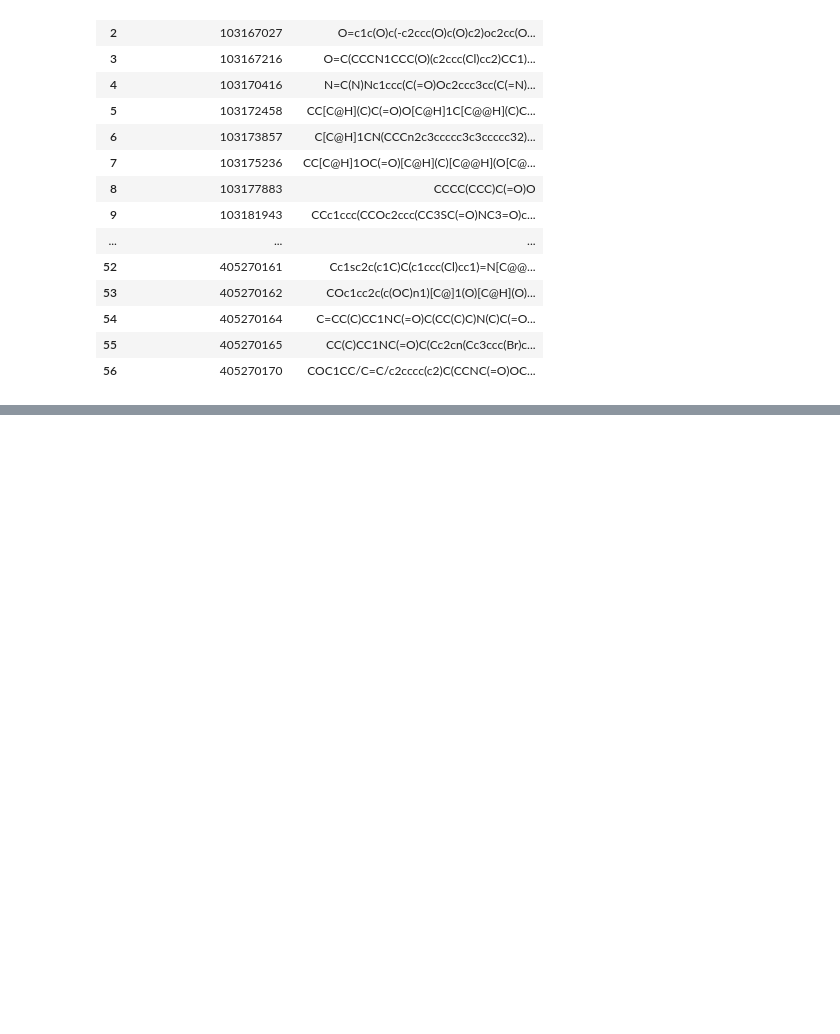
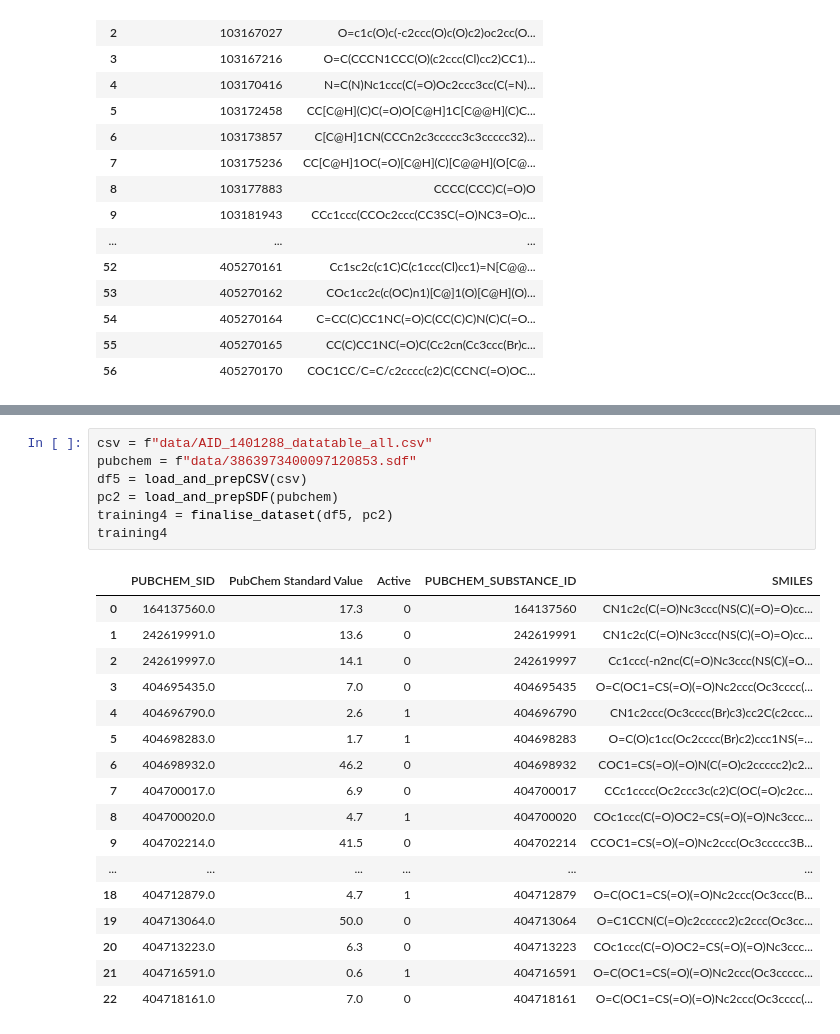
Before and after one commit to estherb-s/CovidGCN, a Jupyter notebook: CreateTrainingDataset.ipynb, the cells around one changed output, grey strips where cells are left out. Drawn from its saved outputs; the diff is of its cells as text; blank space fills up the shorter version.

```diff
--- a/CreateTrainingDataset.ipynb
+++ b/CreateTrainingDataset.ipynb
@@ -177,0 +263,25 @@ df2
+# %%
+csv = f"data/AID_1401288_datatable_all.csv"
+pubchem = f"data/3863973400097120853.sdf"
+df5 = load_and_prepCSV(csv)
+pc2 = load_and_prepSDF(pubchem)
+training4 = finalise_dataset(df5, pc2)
+training4
+# %% [output]
+|  | PUBCHEM_SID | PubChem Standard Value | Active | PUBCHEM_SUBSTANCE_ID | SMILES |
+| 0 | 164137560.0 | 17.3 | 0 | 164137560 | CN1c2c(C(=O)Nc3ccc(NS(C)(=O)=O)cc... |
+| 1 | 242619991.0 | 13.6 | 0 | 242619991 | CN1c2c(C(=O)Nc3ccc(NS(C)(=O)=O)cc... |
+| 2 | 242619997.0 | 14.1 | 0 | 242619997 | Cc1ccc(-n2nc(C(=O)Nc3ccc(NS(C)(=O... |
+| 3 | 404695435.0 | 7.0 | 0 | 404695435 | O=C(OC1=CS(=O)(=O)Nc2ccc(Oc3cccc(... |
+| 4 | 404696790.0 | 2.6 | 1 | 404696790 | CN1c2ccc(Oc3cccc(Br)c3)cc2C(c2ccc... |
+| 5 | 404698283.0 | 1.7 | 1 | 404698283 | O=C(O)c1cc(Oc2cccc(Br)c2)ccc1NS(=... |
+| 6 | 404698932.0 | 46.2 | 0 | 404698932 | COC1=CS(=O)(=O)N(C(=O)c2ccccc2)c2... |
+| 7 | 404700017.0 | 6.9 | 0 | 404700017 | CCc1cccc(Oc2ccc3c(c2)C(OC(=O)c2cc... |
+| 8 | 404700020.0 | 4.7 | 1 | 404700020 | COc1ccc(C(=O)OC2=CS(=O)(=O)Nc3ccc... |
+| 9 | 404702214.0 | 41.5 | 0 | 404702214 | CCOC1=CS(=O)(=O)Nc2ccc(Oc3ccccc3B... |
+| ... | ... | ... | ... | ... | ... |
+| 18 | 404712879.0 | 4.7 | 1 | 404712879 | O=C(OC1=CS(=O)(=O)Nc2ccc(Oc3ccc(B... |
+| 19 | 404713064.0 | 50.0 | 0 | 404713064 | O=C1CCN(C(=O)c2ccccc2)c2ccc(Oc3cc... |
+| 20 | 404713223.0 | 6.3 | 0 | 404713223 | COc1ccc(C(=O)OC2=CS(=O)(=O)Nc3ccc... |
+| 21 | 404716591.0 | 0.6 | 1 | 404716591 | O=C(OC1=CS(=O)(=O)Nc2ccc(Oc3ccccc... |
+| 22 | 404718161.0 | 7.0 | 0 | 404718161 | O=C(OC1=CS(=O)(=O)Nc2ccc(Oc3cccc(... |
```
Also changed, not shown: parts of 14 cells of this notebook, 2 other files.
